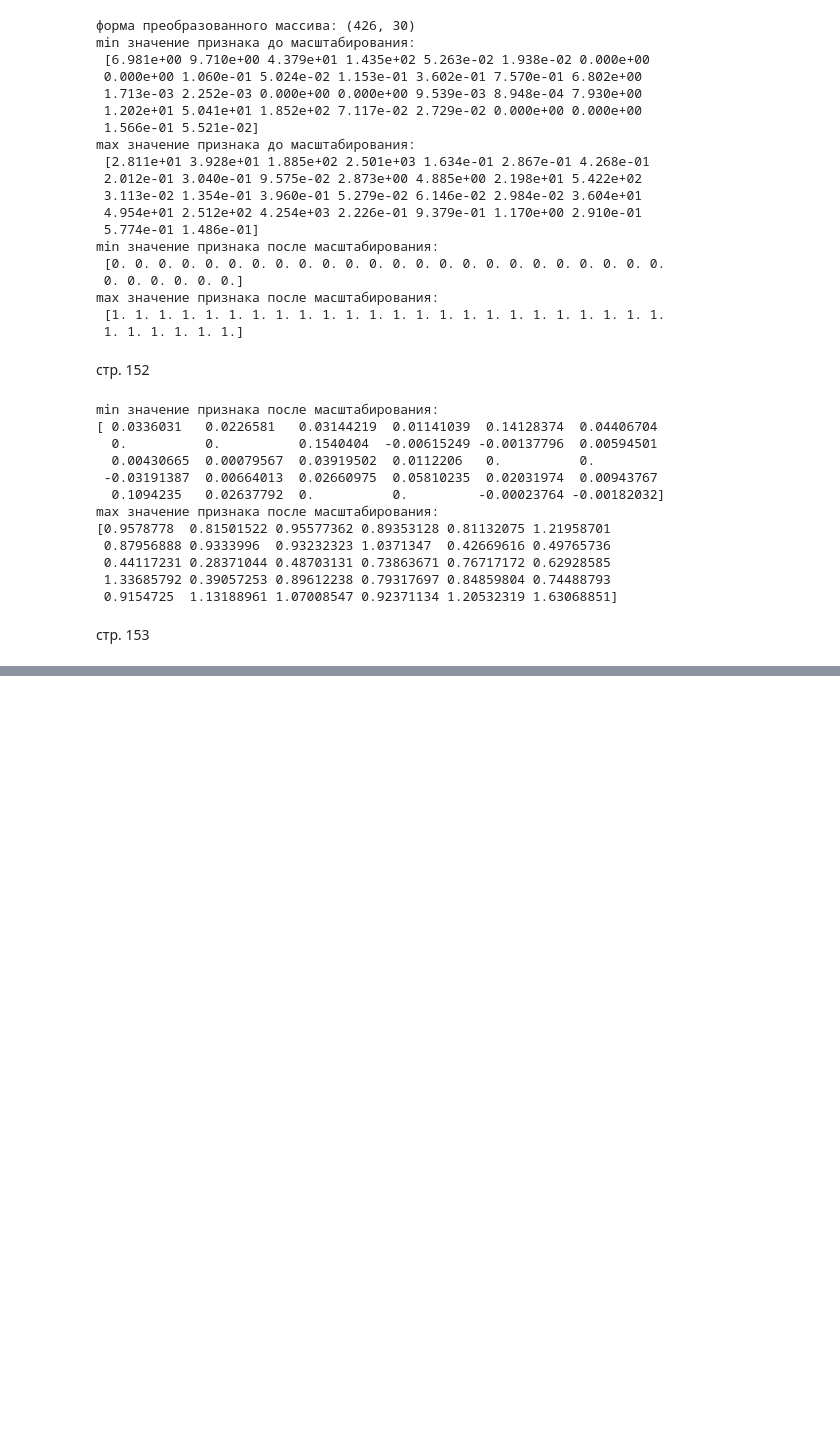
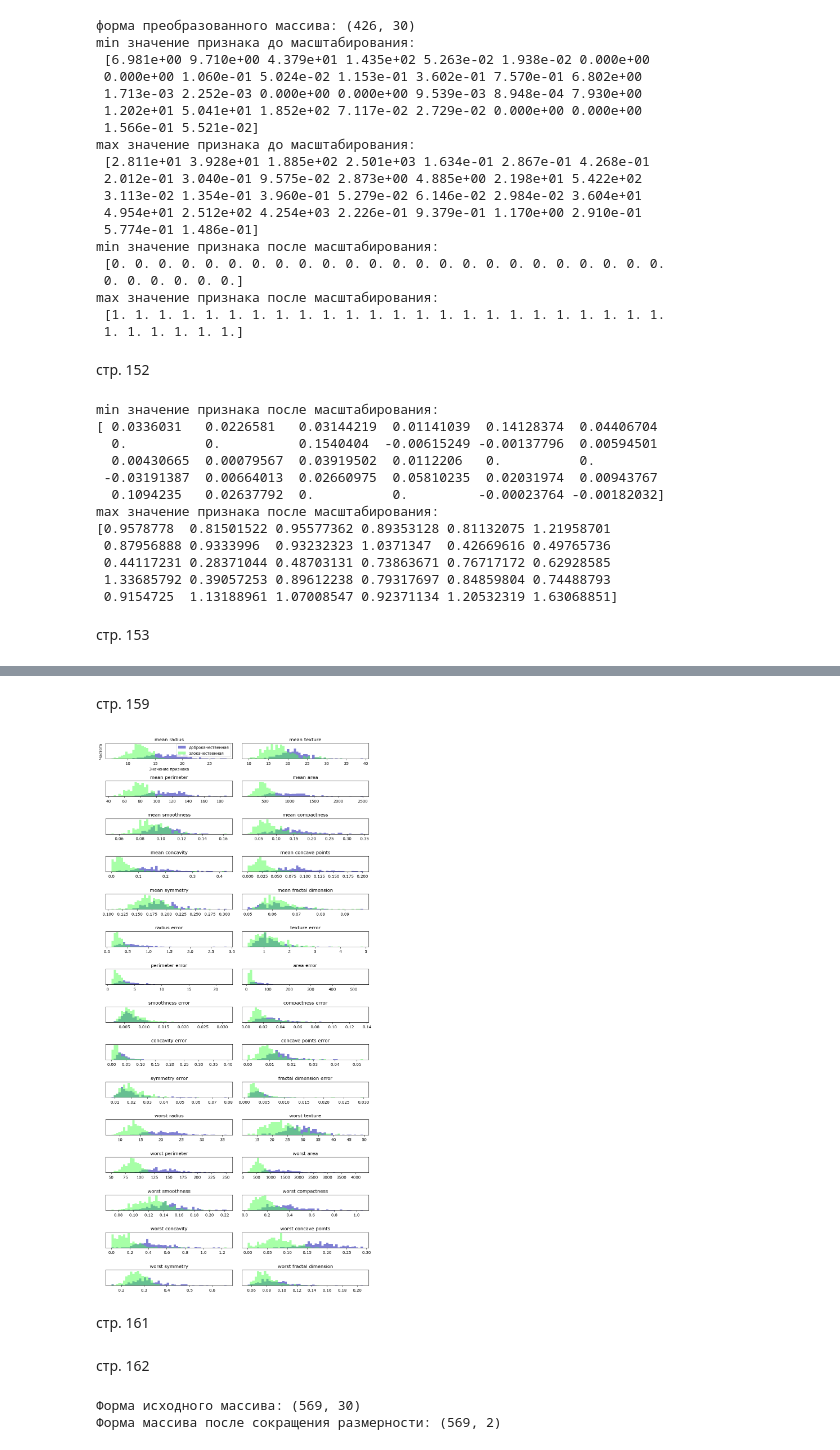
Before and after one commit to grigvlwork/ml_muller, a Jupyter notebook: chapter3.ipynb, the cells around one changed output, grey strips where cells are left out. Cells and saved outputs as stored; diff of their text form; code cells hidden in the pictures; blank space fills up the shorter version.

```diff
--- a/chapter3.ipynb
+++ b/chapter3.ipynb
@@ -133,0 +180,21 @@ for ax in axes:
+# %% [markdown]
+стр. 159
+# %%
+fig, axes = plt.subplots(15, 2, figsize=(10, 20))
+malignant = cancer.data[cancer.target == 0]
+benign = cancer.data[cancer.target == 1]
+ax = axes.ravel()
+for i in range(30):
+    _, bins = np.histogram(cancer.data[:, i], bins=50)
+    ax[i].hist(malignant[:, i], bins=bins, color=mglearn.cm3(0), alpha=.5)
+    ax[i].hist(benign[:, i], bins=bins, color=mglearn.cm3(2), alpha=.5)
+    ax[i].set_title(cancer.feature_names[i])
+    ax[i].set_yticks(())
+ax[0].set_xlabel("Значение признака")
+ax[0].set_ylabel("Частота")
+ax[0].legend(["доброкачественная", "злокачественная"], loc="best")
+fig.tight_layout()
+# %% [output]
+[figure, added]
+# %% [markdown]
+стр. 161
@@ -133,0 +207,15 @@ for ax in axes:
+# %% [markdown]
+стр. 162
+# %%
+from sklearn.decomposition import PCA
+# оставляем первые две главные компоненты
+pca = PCA(n_components=2)
+# подгоняем модель PCA на наборе данных breast cancer
+pca.fit(X_scaled)
+# преобразуем данные к первым двум главным компонентам
+X_pca = pca.transform(X_scaled)
+print("Форма исходного массива: {}".format(str(X_scaled.shape)))
+print("Форма массива после сокращения размерности: {}".format(str(X_pca.shape)))
+# %% [output]
+Форма исходного массива: (569, 30)
+Форма массива после сокращения размерности: (569, 2)
```
Also changed, not shown: parts of 17 cells of this notebook.
